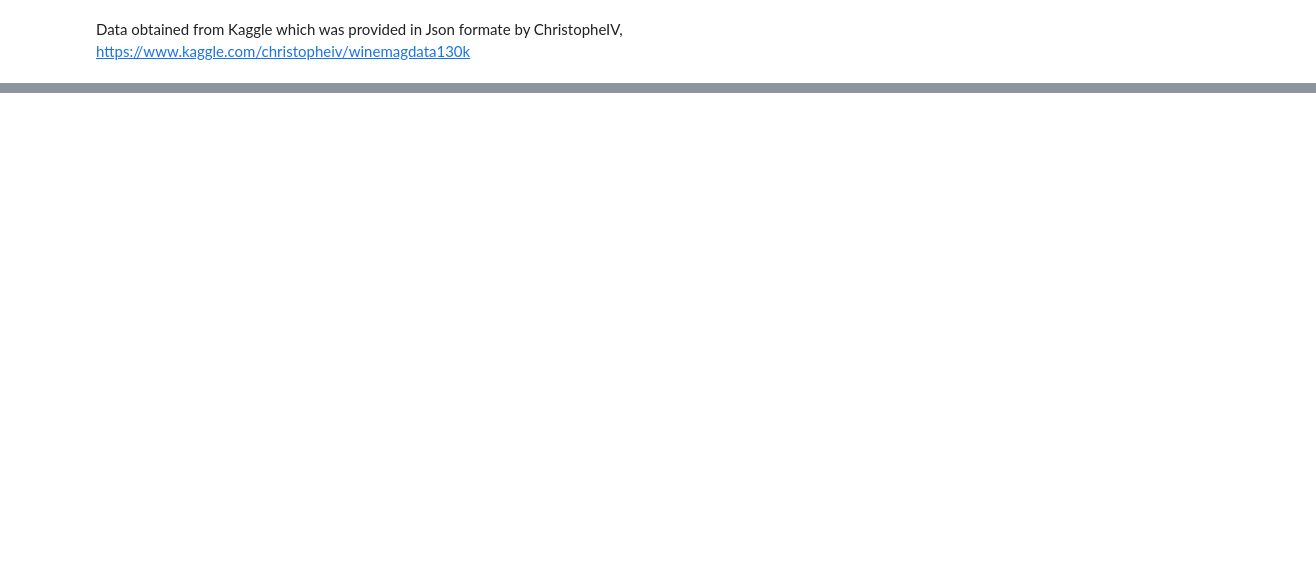
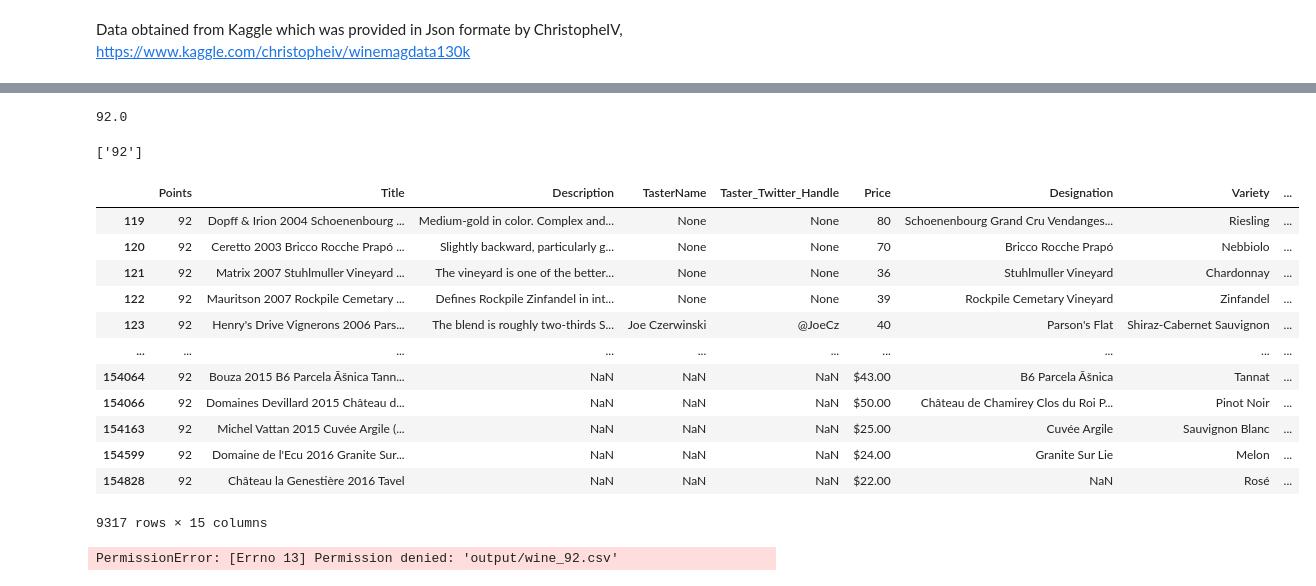
Before and after one commit to IssyL08/ELT_Project, a Jupyter notebook: wine review.ipynb, the cells around one changed output, grey strips where cells are left out. Saved outputs shown, nothing was run; the diff lists cells and outputs as text; code cells hidden in the pictures; blank space fills up the shorter version.

```diff
--- a/wine review.ipynb
+++ b/wine review.ipynb
@@ -33,0 +209,31 @@ result
+# %%
+points_maximums = wine_points.max()
+points_maximums
+# %% [output]
+92.0
+# %%
+value_list = ['92']
+value_list
+# %% [output]
+['92']
+# %%
+wine_titles_92=wine_update_df[wine_update_df.Points.isin(value_list)]
+wine_titles_92
+# %% [output]
+|  | Points | Title | Description | TasterName | Taster_Twitter_Handle | Price | Designation | Variety | ... |
+| 119 | 92 | Dopff & Irion 2004 Schoenenbourg ... | Medium-gold in color. Complex and... | None | None | 80 | Schoenenbourg Grand Cru Vendanges... | Riesling | ... |
+| 120 | 92 | Ceretto 2003 Bricco Rocche Prapó ... | Slightly backward, particularly g... | None | None | 70 | Bricco Rocche Prapó | Nebbiolo | ... |
+| 121 | 92 | Matrix 2007 Stuhlmuller Vineyard ... | The vineyard is one of the better... | None | None | 36 | Stuhlmuller Vineyard | Chardonnay | ... |
+| 122 | 92 | Mauritson 2007 Rockpile Cemetary ... | Defines Rockpile Zinfandel in int... | None | None | 39 | Rockpile Cemetary Vineyard | Zinfandel | ... |
+| 123 | 92 | Henry's Drive Vignerons 2006 Pars... | The blend is roughly two-thirds S... | Joe Czerwinski | @JoeCz | 40 | Parson's Flat | Shiraz-Cabernet Sauvignon | ... |
+| ... | ... | ... | ... | ... | ... | ... | ... | ... | ... |
+| 154064 | 92 | Bouza 2015 B6 Parcela Ãšnica Tann... | NaN | NaN | NaN | $43.00 | B6 Parcela Ãšnica | Tannat | ... |
+| 154066 | 92 | Domaines Devillard 2015 Château d... | NaN | NaN | NaN | $50.00 | Château de Chamirey Clos du Roi P... | Pinot Noir | ... |
+| 154163 | 92 | Michel Vattan 2015 Cuvée Argile (... | NaN | NaN | NaN | $25.00 | Cuvée Argile | Sauvignon Blanc | ... |
+| 154599 | 92 | Domaine de l'Ecu 2016 Granite Sur... | NaN | NaN | NaN | $24.00 | Granite Sur Lie | Melon | ... |
+| 154828 | 92 | Château la Genestière 2016 Tavel | NaN | NaN | NaN | $22.00 | NaN | Rosé | ... |
+9317 rows × 15 columns
+# %%
+wine_titles_92.to_csv('output/wine_92.csv')
+# %% [output]
+PermissionError: [Errno 13] Permission denied: 'output/wine_92.csv'
```
Also changed, not shown: parts of 22 cells of this notebook, 2 other files.
